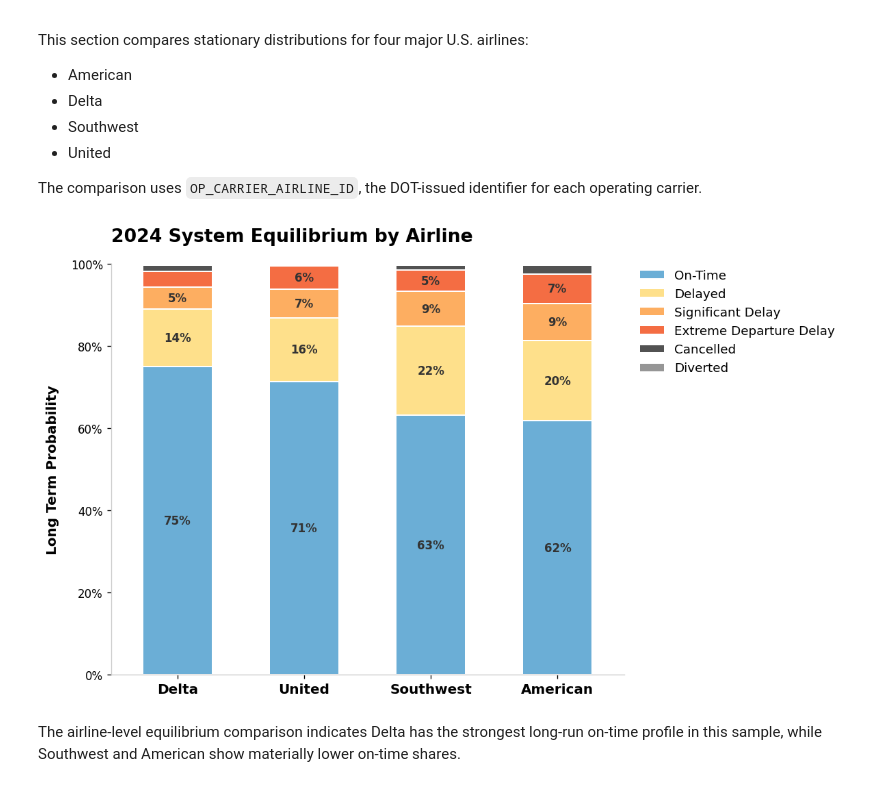
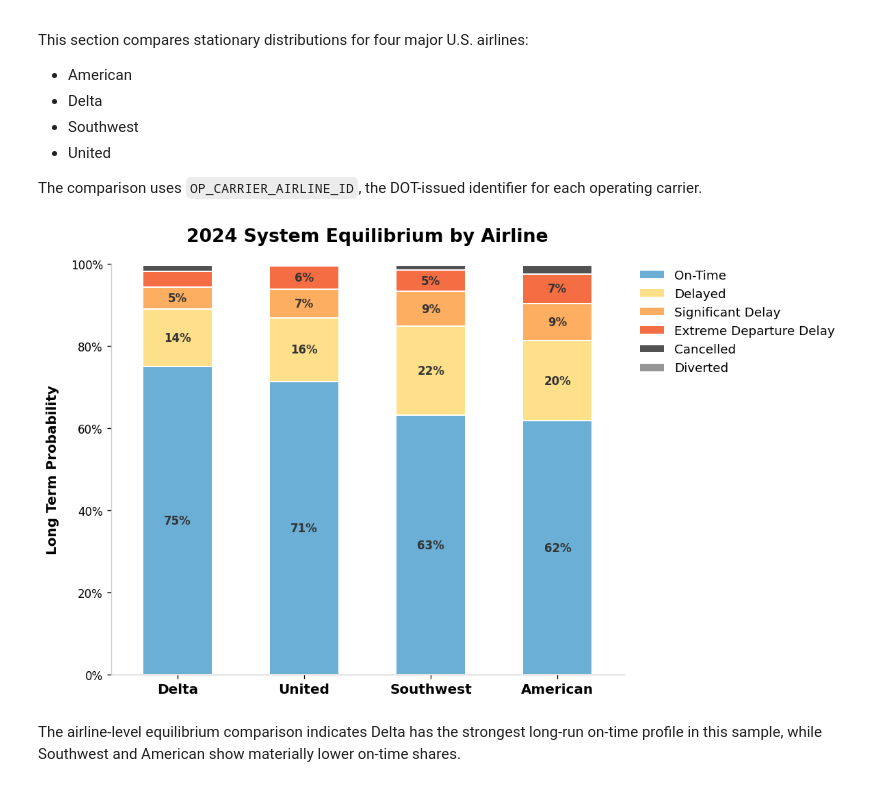
Before and after one commit to KamranSHussain/Flight-Delay-Propagation-Modeling, a Jupyter notebook: 2024_delay_analysis.ipynb, the cells around one changed output. Cells and saved outputs as stored; diff of their text form; code cells hidden in the pictures.

```diff
--- a/2024_delay_analysis.ipynb
+++ b/2024_delay_analysis.ipynb
@@ -556,34 +556,34 @@ df_plot.plot(
     width=0.55
 )
 
 for container in ax.containers:
     labels = [f"{v.get_height()*100:.0f}%" if v.get_height() > 0.04 else "" for v in container]
     ax.bar_label(
         container,
         labels=labels,
         label_type='center',
         fontsize=10,
         fontweight='bold',
         color='#333333'
     )
 
-ax.set_title("2024 System Equilibrium by Airline", fontsize=16, fontweight='bold', pad=20, loc='left')
+ax.set_title("2024 System Equilibrium by Airline", fontsize=16, fontweight='bold', pad=20, loc='center')
 ax.set_ylabel("Long Term Probability", fontsize=12, fontweight='bold', labelpad=10)
 plt.xticks(rotation=0, fontsize=12, fontweight='bold')
 ax.yaxis.set_major_formatter(PercentFormatter(1.0))
 ax.set_ylim(0, 1)
 
 ax.spines['top'].set_visible(False)
 ax.spines['right'].set_visible(False)
 ax.spines['left'].set_color('#cccccc')
 ax.spines['bottom'].set_color('#cccccc')
 
 ax.legend(loc='upper left', bbox_to_anchor=(1.02, 1), borderaxespad=0., frameon=False, fontsize=11)
 
 plt.tight_layout()
 plt.show()
 plt.close()
 # %% [output]
-[figure, old version]
+[figure, new version]
 # %% [markdown]
 The airline-level equilibrium comparison indicates Delta has the strongest long-run on-time profile in this sample, while Southwest and American show materially lower on-time shares.
```
Also changed, not shown: 1 other file.
